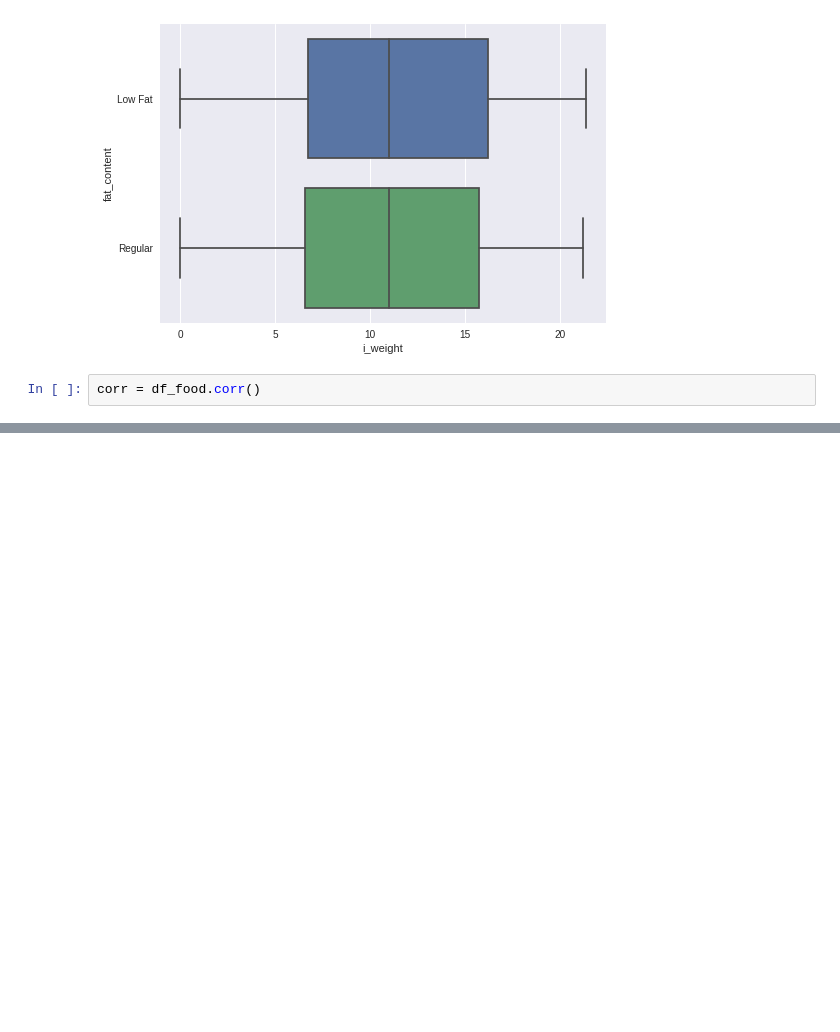
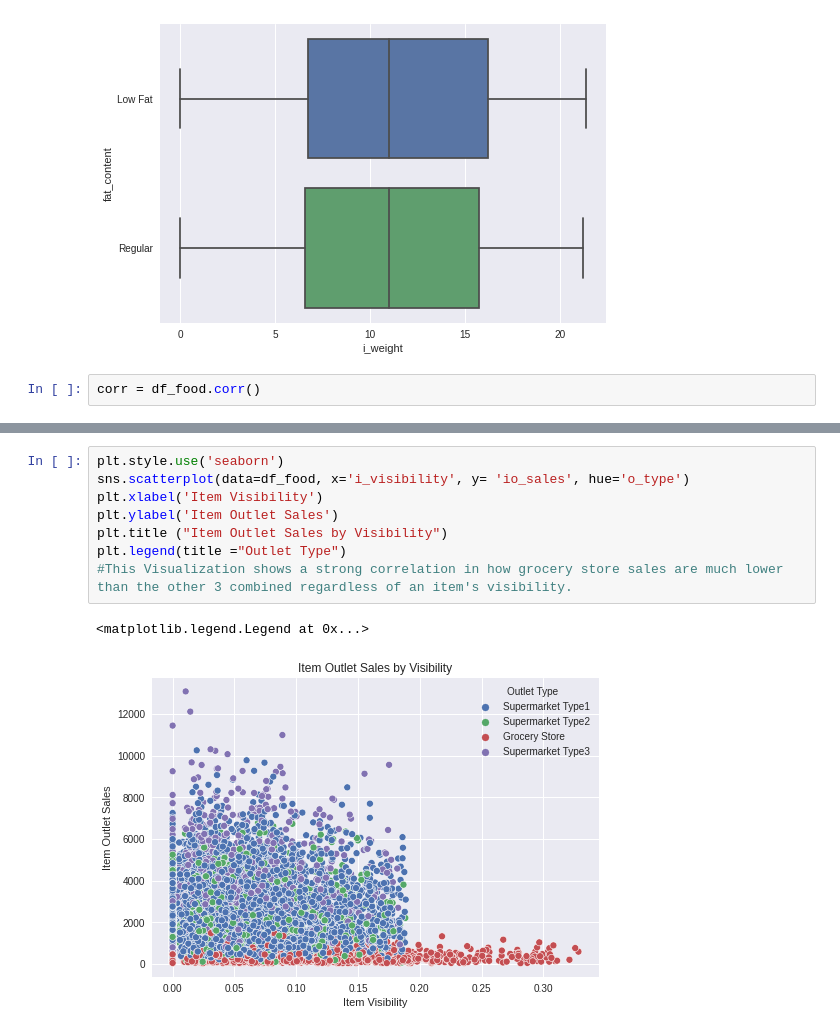
Before and after one commit to Jkhou1000/Market-Project, a Jupyter notebook: Project_1.ipynb, the cells around one changed output, grey strips where cells are left out. Drawn from its saved outputs; the diff is of its cells as text; blank space fills up the shorter version.

```diff
--- a/Project_1.ipynb
+++ b/Project_1.ipynb
@@ -378,0 +379,11 @@ sns.heatmap(corr, cmap="Reds")
+# %%
+plt.style.use('seaborn')
+sns.scatterplot(data=df_food, x='i_visibility', y= 'io_sales', hue='o_type')
+plt.xlabel('Item Visibility')
+plt.ylabel('Item Outlet Sales')
+plt.title ("Item Outlet Sales by Visibility")
+plt.legend(title ="Outlet Type")
+#This Visualization shows a strong correlation in how grocery store sales are much lower than the other 3 combined regardless of an item's visibility.
+# %% [output]
+<matplotlib.legend.Legend at 0x...>
+[figure, added]
```
Also changed, not shown: parts of 4 cells of this notebook.
